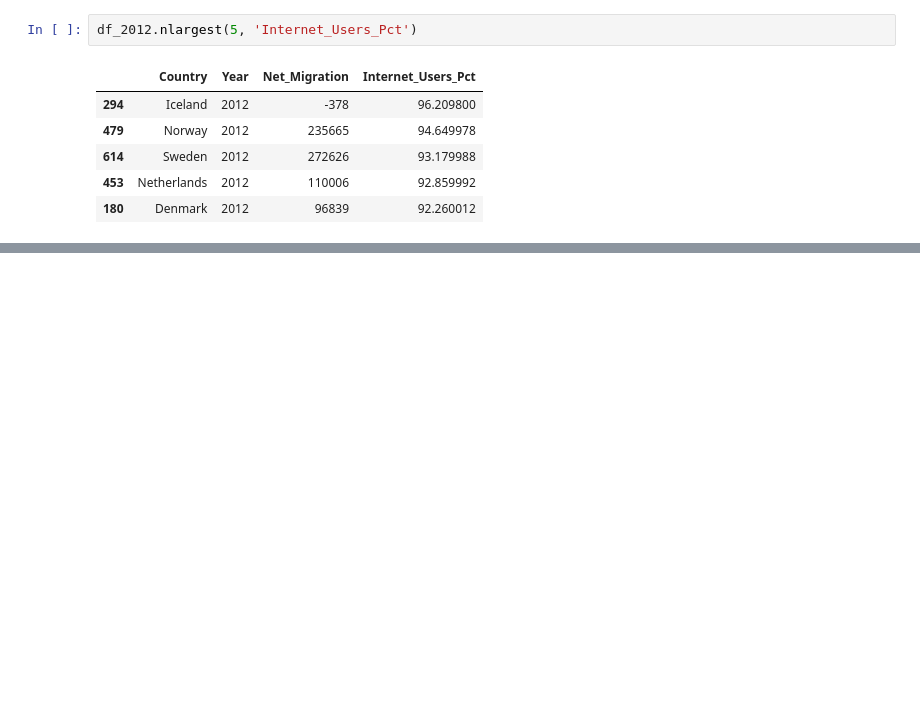
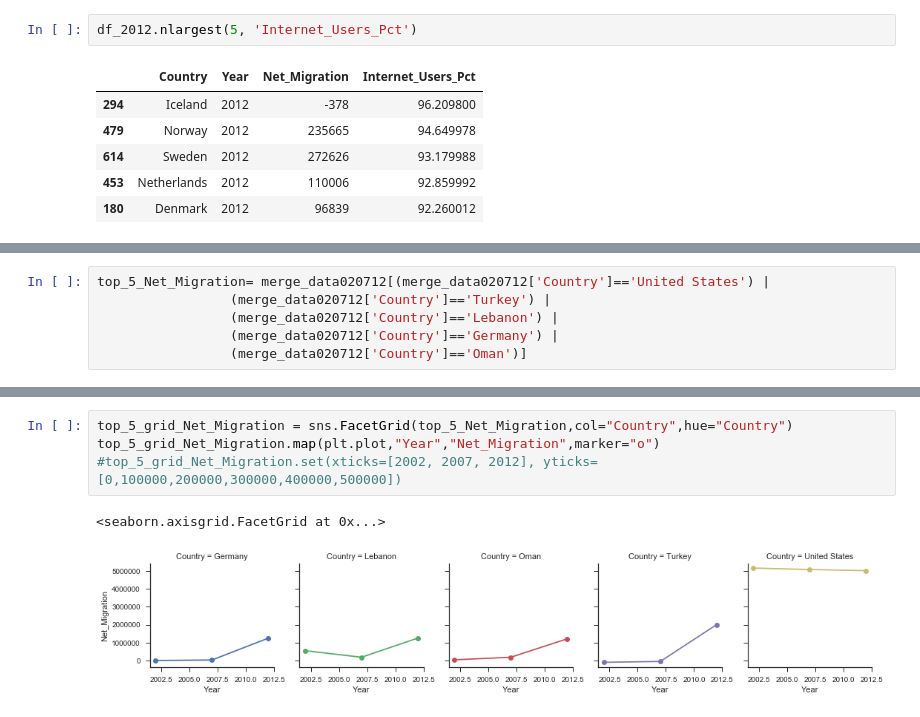
Before and after one commit to suhasinipallai/internet_migration_dq1, a Jupyter notebook: Data_Question1.ipynb, the cells around one changed output, grey strips where cells are left out. Drawn from its saved outputs; the diff is of its cells as text; blank space fills up the shorter version.

```diff
--- a/Data_Question1.ipynb
+++ b/Data_Question1.ipynb
@@ -425,0 +488,6 @@ memory usage: 600.0+ bytes
+# %%
+top_5_Net_Migration= merge_data020712[(merge_data020712['Country']=='United States') |
+                 (merge_data020712['Country']=='Turkey') |
+                 (merge_data020712['Country']=='Lebanon') |
+                 (merge_data020712['Country']=='Germany') |
+                 (merge_data020712['Country']=='Oman')]
@@ -425,0 +538,7 @@ memory usage: 600.0+ bytes
+# %%
+top_5_grid_Net_Migration = sns.FacetGrid(top_5_Net_Migration,col="Country",hue="Country")
+top_5_grid_Net_Migration.map(plt.plot,"Year","Net_Migration",marker="o")
+#top_5_grid_Net_Migration.set(xticks=[2002, 2007, 2012], yticks=[0,100000,200000,300000,400000,500000])
+# %% [output]
+<seaborn.axisgrid.FacetGrid at 0x...>
+[figure, added]
```
Also changed, not shown: parts of 28 cells of this notebook.
